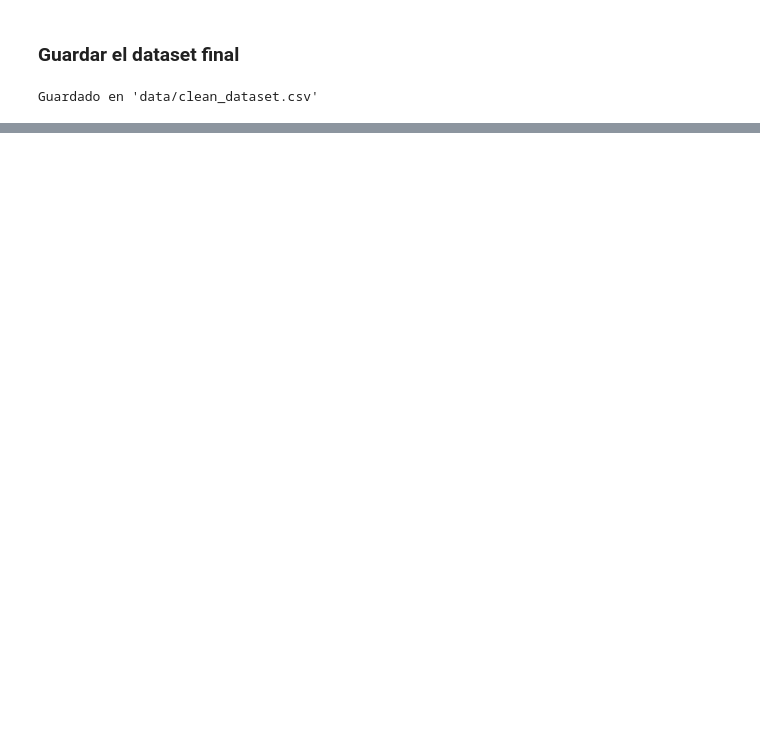
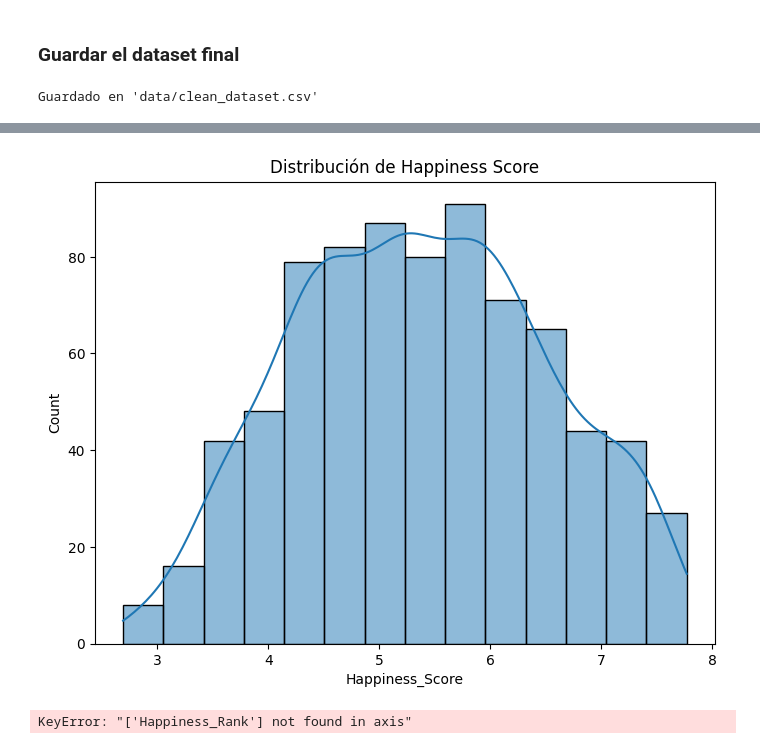
Before and after one commit to Michelburgos/Workshop-3, a Jupyter notebook: notebooks/001-EDA copy.ipynb, the cells around one changed output, grey strips where cells are left out. Drawn from its saved outputs; the diff is of its cells as text; code cells hidden in the pictures; blank space fills up the shorter version.

```diff
--- a/notebooks/001-EDA copy.ipynb
+++ b/notebooks/001-EDA copy.ipynb
@@ -1016,0 +1019,16 @@ Guardado en 'data/clean_dataset.csv'
+# %%
+# Distribución de Happiness_Score
+plt.figure(figsize=(8, 6))
+sns.histplot(df['Happiness_Score'], kde=True)
+plt.title('Distribución de Happiness Score')
+plt.show()
+# %% [output]
+[figure, added]
+# %%
+# Eliminar Happiness_Rank por redundancia
+df = df.drop('Happiness_Rank', axis=1)
+
+# Transformación de Generosity (manejo de sesgo)
+df['Generosity_BoxCox'], _ = boxcox(df['Generosity'] + 1)  # +1 para evitar valores <= 0
+# %% [output]
+KeyError: "['Happiness_Rank'] not found in axis"
```
Also changed, not shown: parts of 25 cells of this notebook, 6 other files.
